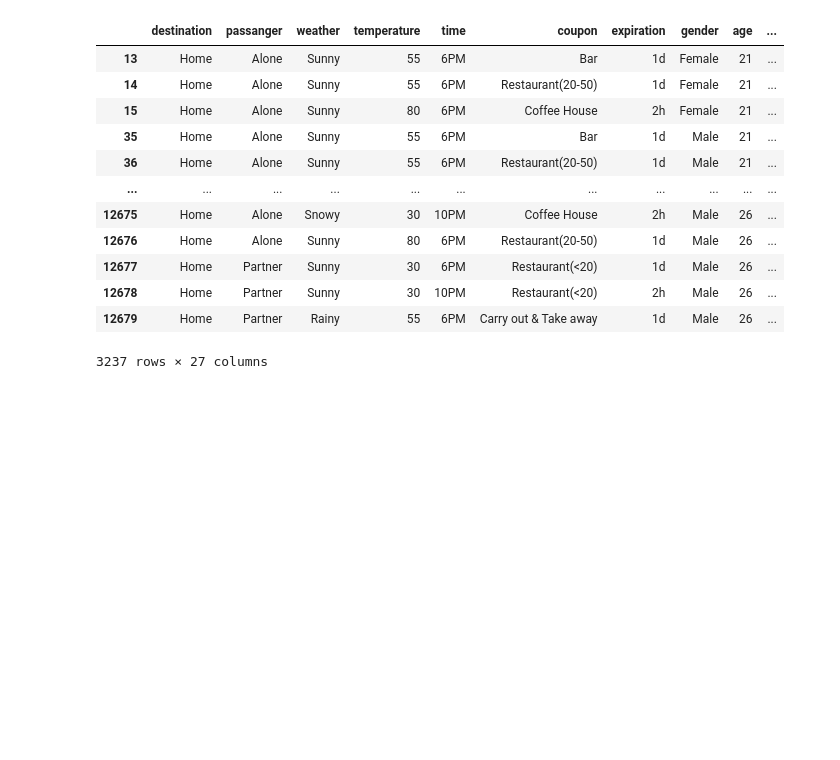
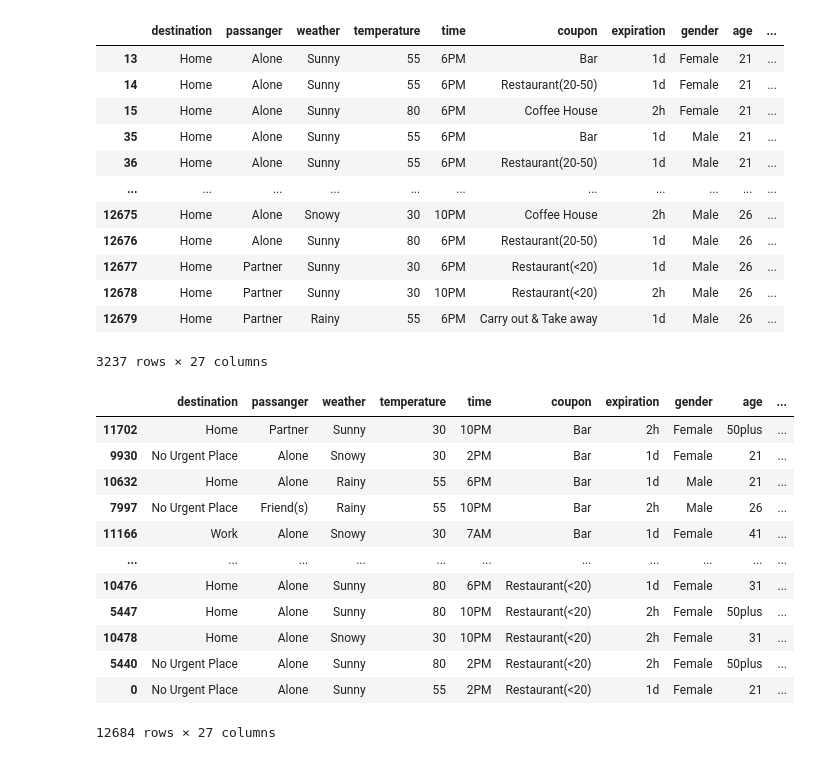
Before and after one commit to csairamvenkat/PYTHON_BIGINNER, a Jupyter notebook: Libraries/MySql and Python/SQL For Data Analyst.ipynb, the cells around one changed output. Saved outputs shown, nothing was run; the diff lists cells and outputs as text; code cells hidden in the pictures; blank space fills up the shorter version.

```diff
--- a/Libraries/MySql and Python/SQL For Data Analyst.ipynb
+++ b/Libraries/MySql and Python/SQL For Data Analyst.ipynb
@@ -112,3 +112,19 @@ sql[sql['destination'] == 'Home']
 | 12678 | Home | Partner | Sunny | 30 | 10PM | Restaurant(<20) | 2h | Male | 26 | ... |
 | 12679 | Home | Partner | Rainy | 55 | 6PM | Carry out & Take away | 1d | Male | 26 | ... |
 3237 rows × 27 columns
+# %%
+sql.sort_values('coupon',ascending=True)
+# %% [output]
+|  | destination | passanger | weather | temperature | time | coupon | expiration | gender | age | ... |
+| 11702 | Home | Partner | Sunny | 30 | 10PM | Bar | 2h | Female | 50plus | ... |
+| 9930 | No Urgent Place | Alone | Snowy | 30 | 2PM | Bar | 1d | Female | 21 | ... |
+| 10632 | Home | Alone | Rainy | 55 | 6PM | Bar | 1d | Male | 21 | ... |
+| 7997 | No Urgent Place | Friend(s) | Rainy | 55 | 10PM | Bar | 2h | Male | 26 | ... |
+| 11166 | Work | Alone | Snowy | 30 | 7AM | Bar | 1d | Female | 41 | ... |
+| ... | ... | ... | ... | ... | ... | ... | ... | ... | ... | ... |
+| 10476 | Home | Alone | Sunny | 80 | 6PM | Restaurant(<20) | 1d | Female | 31 | ... |
+| 5447 | Home | Alone | Sunny | 80 | 10PM | Restaurant(<20) | 2h | Female | 50plus | ... |
+| 10478 | Home | Alone | Snowy | 30 | 10PM | Restaurant(<20) | 2h | Female | 31 | ... |
+| 5440 | No Urgent Place | Alone | Sunny | 80 | 2PM | Restaurant(<20) | 2h | Female | 50plus | ... |
+| 0 | No Urgent Place | Alone | Sunny | 55 | 2PM | Restaurant(<20) | 1d | Female | 21 | ... |
+12684 rows × 27 columns
```
Also changed, not shown: parts of 18 cells of this notebook.
